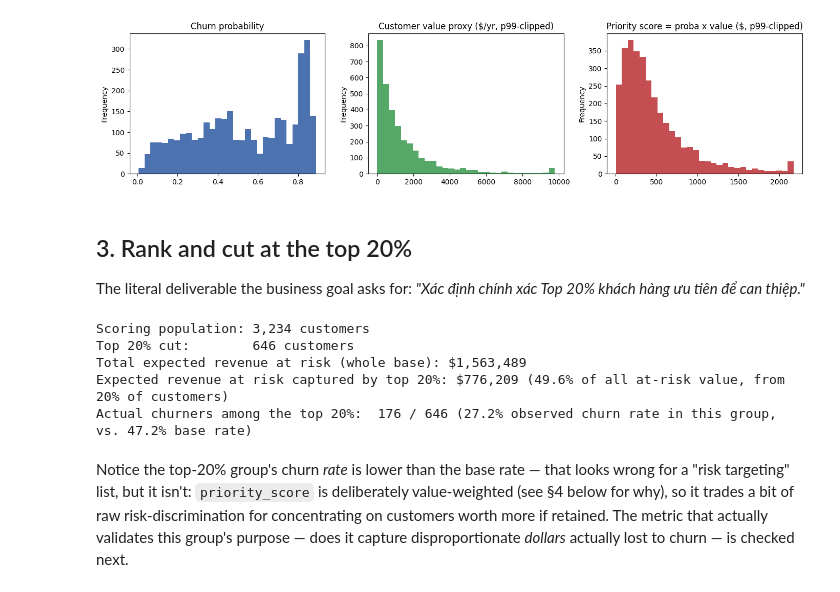
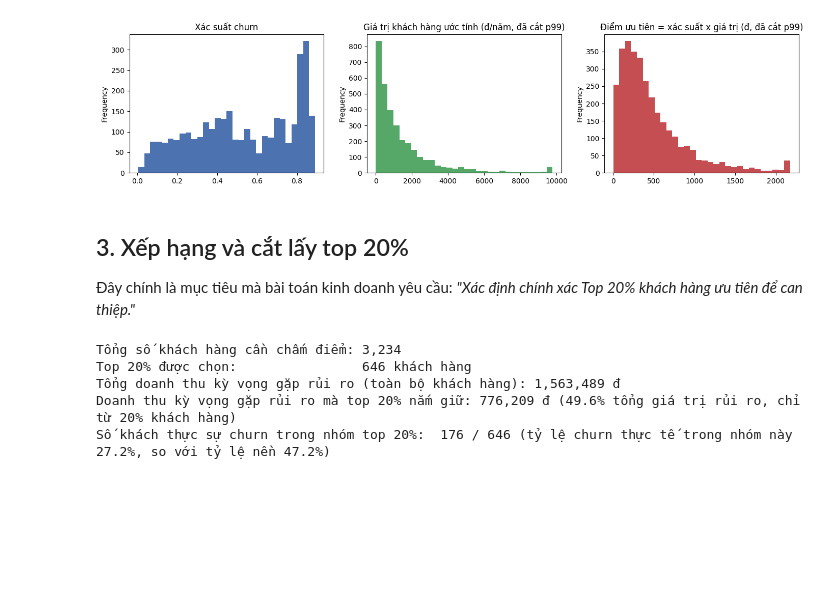
Before and after one commit to passat05/bootcamp_customer_analytics, a Jupyter notebook: notebooks/02_propensity_targeting_campaign.ipynb, the cells around one changed output. Cells and saved outputs as stored; diff of their text form; code cells hidden in the pictures; blank space fills up the shorter version.

```diff
--- a/notebooks/02_propensity_targeting_campaign.ipynb
+++ b/notebooks/02_propensity_targeting_campaign.ipynb
@@ -85,23 +85,23 @@ The model's probability alone answers "who is likely to churn" — not "who is w
 # %%
 value = compute_customer_value_proxy(transactions, oot_snapshot)
 oot = oot.merge(value, on="customer_id", how="left")
 oot["priority_score"] = oot["churn_proba"] * oot["customer_value"]
 
 fig, axes = plt.subplots(1, 3, figsize=(14, 3.5))
 oot["churn_proba"].plot(ax=axes[0], kind="hist", bins=30, color="#4C72B0")
-axes[0].set_title("Churn probability")
+axes[0].set_title("Xác suất churn")
 oot["customer_value"].clip(upper=oot["customer_value"].quantile(0.99)).plot(ax=axes[1], kind="hist", bins=30, color="#55A868")
-axes[1].set_title("Customer value proxy ($/yr, p99-clipped)")
+axes[1].set_title("Giá trị khách hàng ước tính (đ/năm, đã cắt p99)")
 oot["priority_score"].clip(upper=oot["priority_score"].quantile(0.99)).plot(ax=axes[2], kind="hist", bins=30, color="#C44E52")
-axes[2].set_title("Priority score = proba x value ($, p99-clipped)")
+axes[2].set_title("Điểm ưu tiên = xác suất x giá trị (đ, đã cắt p99)")
 plt.tight_layout()
 plt.show()
 # %% [output]
-[figure, old version]
+[figure, new version]
 # %% [markdown]
-## 3. Rank and cut at the top 20%
+## 3. Xếp hạng và cắt lấy top 20%
 
-The literal deliverable the business goal asks for: *"Xác định chính xác Top 20% khách hàng ưu tiên để can thiệp."*
+Đây chính là mục tiêu mà bài toán kinh doanh yêu cầu: *"Xác định chính xác Top 20% khách hàng ưu tiên để can thiệp."*
 # %%
 oot_sorted = oot.sort_values("priority_score", ascending=False).reset_index(drop=True)
 k = int(len(oot_sorted) * 0.20)
@@ -110,18 +110,16 @@ top20 = oot_sorted.head(k).copy()
 total_value_at_risk = oot["priority_score"].sum()
 captured_value_at_risk = top20["priority_score"].sum()
 
-print(f"Scoring population: {len(oot_sorted):,} customers")
-print(f"Top 20% cut:        {k:,} customers")
-print(f"Total expected revenue at risk (whole base): ${total_value_at_risk:,.0f}")
-print(f"Expected revenue at risk captured by top 20%: ${captured_value_at_risk:,.0f} "
-      f"({captured_value_at_risk / total_value_at_risk:.1%} of all at-risk value, from 20% of customers)")
-print(f"Actual churners among the top 20%:  {top20['churn'].sum():,} / {top20['churn'].shape[0]:,} "
-      f"({top20['churn'].mean():.1%} observed churn rate in this group, vs. {oot['churn'].mean():.1%} base rate)")
+print(f"Tổng số khách hàng cần chấm điểm: {len(oot_sorted):,}")
+print(f"Top 20% được chọn:                {k:,} khách hàng")
+print(f"Tổng doanh thu kỳ vọng gặp rủi ro (toàn bộ khách hàng): {total_value_at_risk:,.0f} đ")
+print(f"Doanh thu kỳ vọng gặp rủi ro mà top 20% nắm giữ: {captured_value_at_risk:,.0f} đ "
+      f"({captured_value_at_risk / total_value_at_risk:.1%} tổng giá trị rủi ro, chỉ từ 20% khách hàng)")
+print(f"Số khách thực sự churn trong nhóm top 20%:  {top20['churn'].sum():,} / {top20['churn'].shape[0]:,} "
+      f"(tỷ lệ churn thực tế trong nhóm này {top20['churn'].mean():.1%}, so với tỷ lệ nền {oot['churn'].mean():.1%})")
 # %% [output]
-Scoring population: 3,234 customers
-Top 20% cut:        646 customers
-Total expected revenue at risk (whole base): $1,563,489
-Expected revenue at risk captured by top 20%: $776,209 (49.6% of all at-risk value, from 20% of customers)
-Actual churners among the top 20%:  176 / 646 (27.2% observed churn rate in this group, vs. 47.2% base rate)
+Tổng số khách hàng cần chấm điểm: 3,234
+Top 20% được chọn:                646 khách hàng
+Tổng doanh thu kỳ vọng gặp rủi ro (toàn bộ khách hàng): 1,563,489 đ
+Doanh thu kỳ vọng gặp rủi ro mà top 20% nắm giữ: 776,209 đ (49.6% tổng giá trị rủi ro, chỉ từ 20% khách hàng)
+Số khách thực sự churn trong nhóm top 20%:  176 / 646 (tỷ lệ churn thực tế trong nhóm này 27.2%, so với tỷ lệ nền 47.2%)
-# %% [markdown]
-Notice the top-20% group's churn *rate* is lower than the base rate — that looks wrong for a "risk targeting" list, but it isn't: `priority_score` is deliberately value-weighted (see §4 below for why), so it trades a bit of raw risk-discrimination for concentrating on customers worth more if retained. The metric that actually validates this group's purpose — does it capture disproportionate *dollars* actually lost to churn — is checked next.
```
Also changed, not shown: parts of 20 cells of this notebook, 2 other files.
